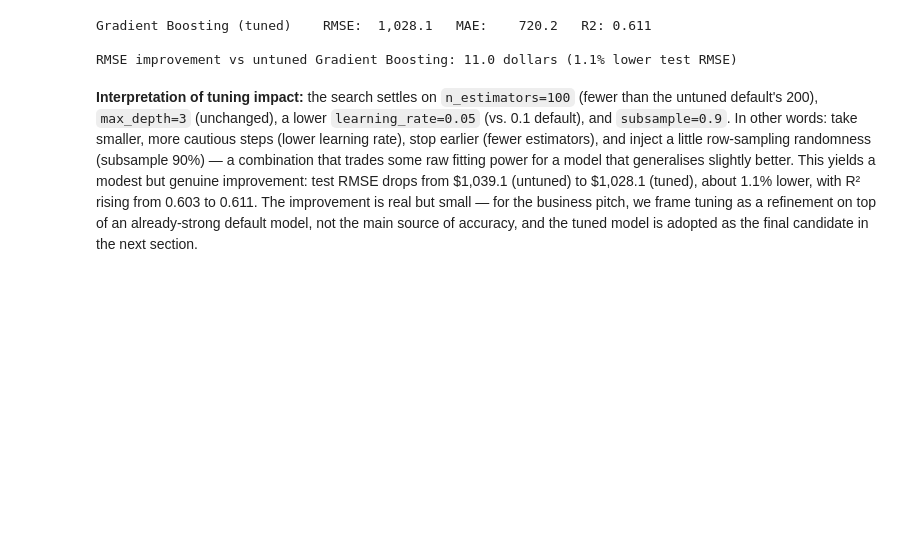
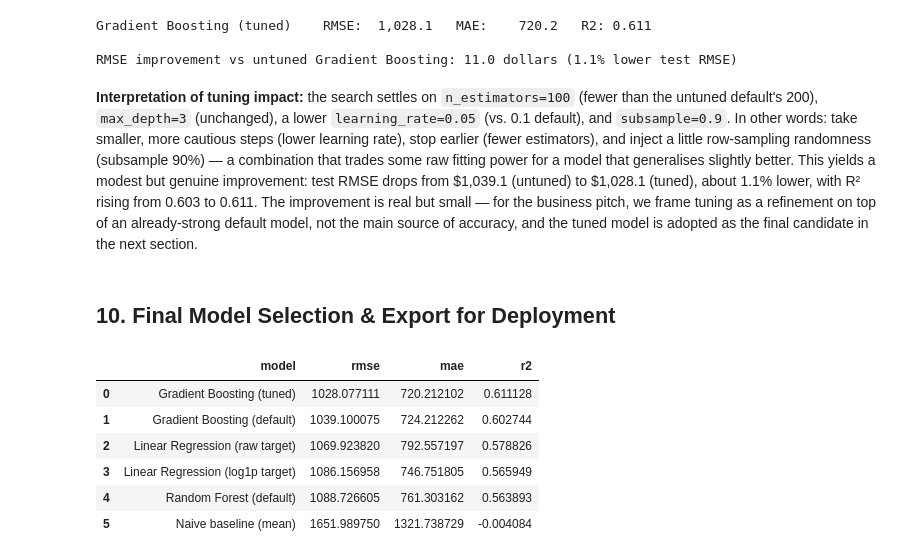
Before and after one commit to marcusteoh/bigmart-sales-predictor, a Jupyter notebook: BigMart_Sales_Prediction.ipynb, the cells around one changed output. Drawn from its saved outputs; the diff is of its cells as text; code cells hidden in the pictures; blank space fills up the shorter version.

```diff
--- a/BigMart_Sales_Prediction.ipynb
+++ b/BigMart_Sales_Prediction.ipynb
@@ -937,3 +937,16 @@ drops from \$1,039.1 (untuned) to \$1,028.1 (tuned), about 1.1% lower, with R²
 0.603 to 0.611. The improvement is real but small — for the business pitch, we frame tuning
 as a refinement on top of an already-strong default model, not the main source of accuracy,
 and the tuned model is adopted as the final candidate in the next section.
+# %% [markdown]
+## 10. Final Model Selection & Export for Deployment
+# %%
+final_results_df = pd.DataFrame(results).sort_values("rmse").reset_index(drop=True)
+final_results_df
+# %% [output]
+|  | model | rmse | mae | r2 |
+| 0 | Gradient Boosting (tuned) | 1028.077111 | 720.212102 | 0.611128 |
+| 1 | Gradient Boosting (default) | 1039.100075 | 724.212262 | 0.602744 |
+| 2 | Linear Regression (raw target) | 1069.923820 | 792.557197 | 0.578826 |
+| 3 | Linear Regression (log1p target) | 1086.156958 | 746.751805 | 0.565949 |
+| 4 | Random Forest (default) | 1088.726605 | 761.303162 | 0.563893 |
+| 5 | Naive baseline (mean) | 1651.989750 | 1321.738729 | -0.004084 |
```
Also changed, not shown: parts of 10 cells of this notebook, 2 other files.
